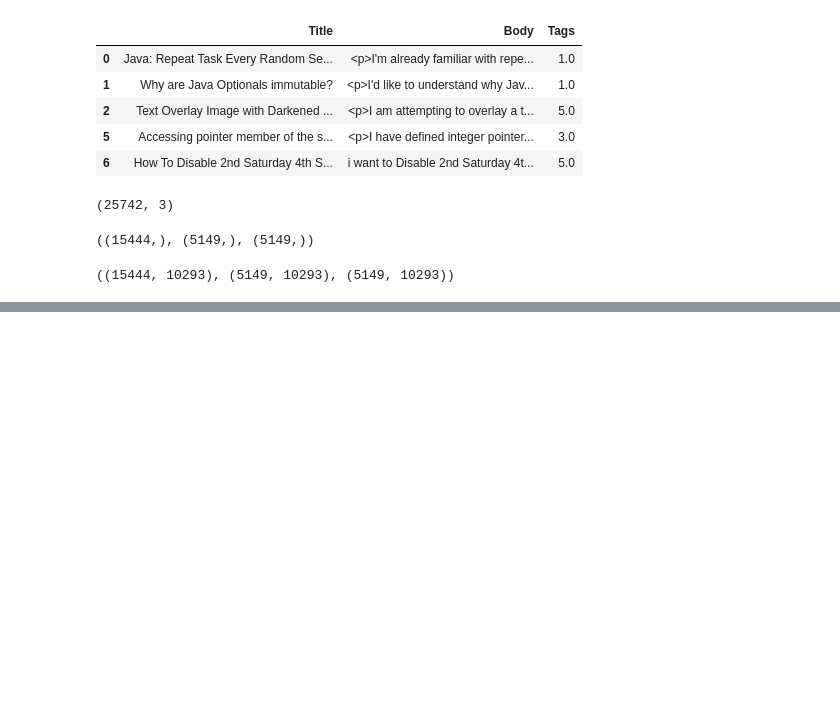
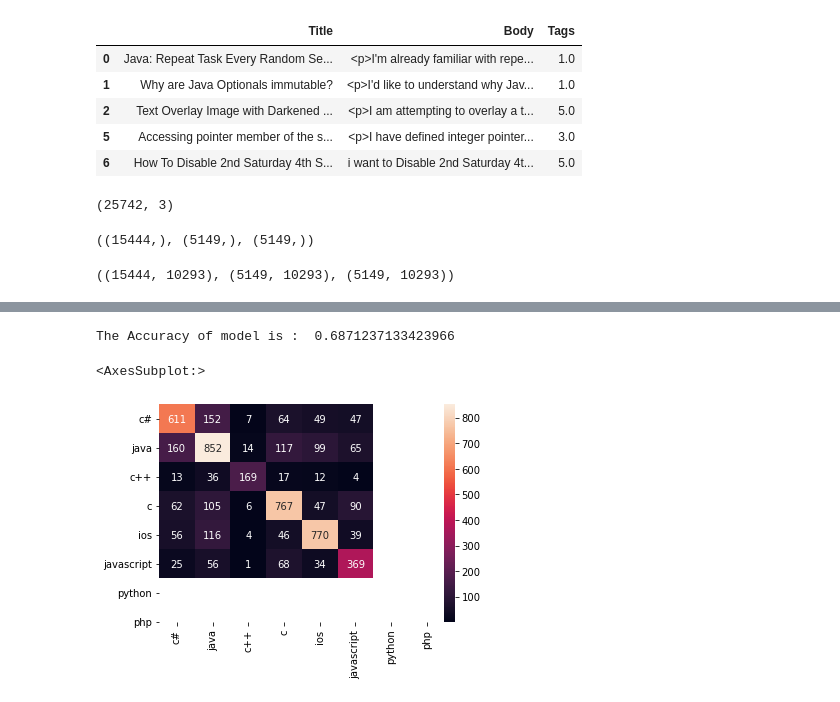
Before and after one commit to AlexNdungu/Machine-Learning-Search, a Jupyter notebook: SearchEngine.ipynb, the cells around one changed output, grey strips where cells are left out. Saved outputs shown, nothing was run; the diff lists cells and outputs as text; code cells hidden in the pictures; blank space fills up the shorter version.

```diff
--- a/SearchEngine.ipynb
+++ b/SearchEngine.ipynb
@@ -205,0 +228,18 @@ X_train.shape, X_cv.shape, X_test.shape
+# %%
+from sklearn.metrics import confusion_matrix
+import seaborn as sns
+clf = SGDClassifier(alpha = best_alpha, loss = "log", class_weight="balanced", n_jobs=-1)
+clf.fit(X_train, y_train)
+y_predict = clf.predict(X_test)
+acc = accuracy_score(y_test, y_predict)
+cm = confusion_matrix(y_test, y_predict)
+print("The Accuracy of model is : ", acc)
+# %% [output]
+The Accuracy of model is :  0.6871237133423966
+# %%
+x_ax = ["c#", "java", "c++", "c", "ios", "javascript", "python", "php"]
+y_ax = ["c#", "java", "c++", "c", "ios", "javascript", "python", "php"]
+sns.heatmap(cm, annot = True, fmt="d", xticklabels=x_ax, yticklabels=y_ax)
+# %% [output]
+<AxesSubplot:>
+[figure, added]
```
Also changed, not shown: parts of 7 cells of this notebook.
